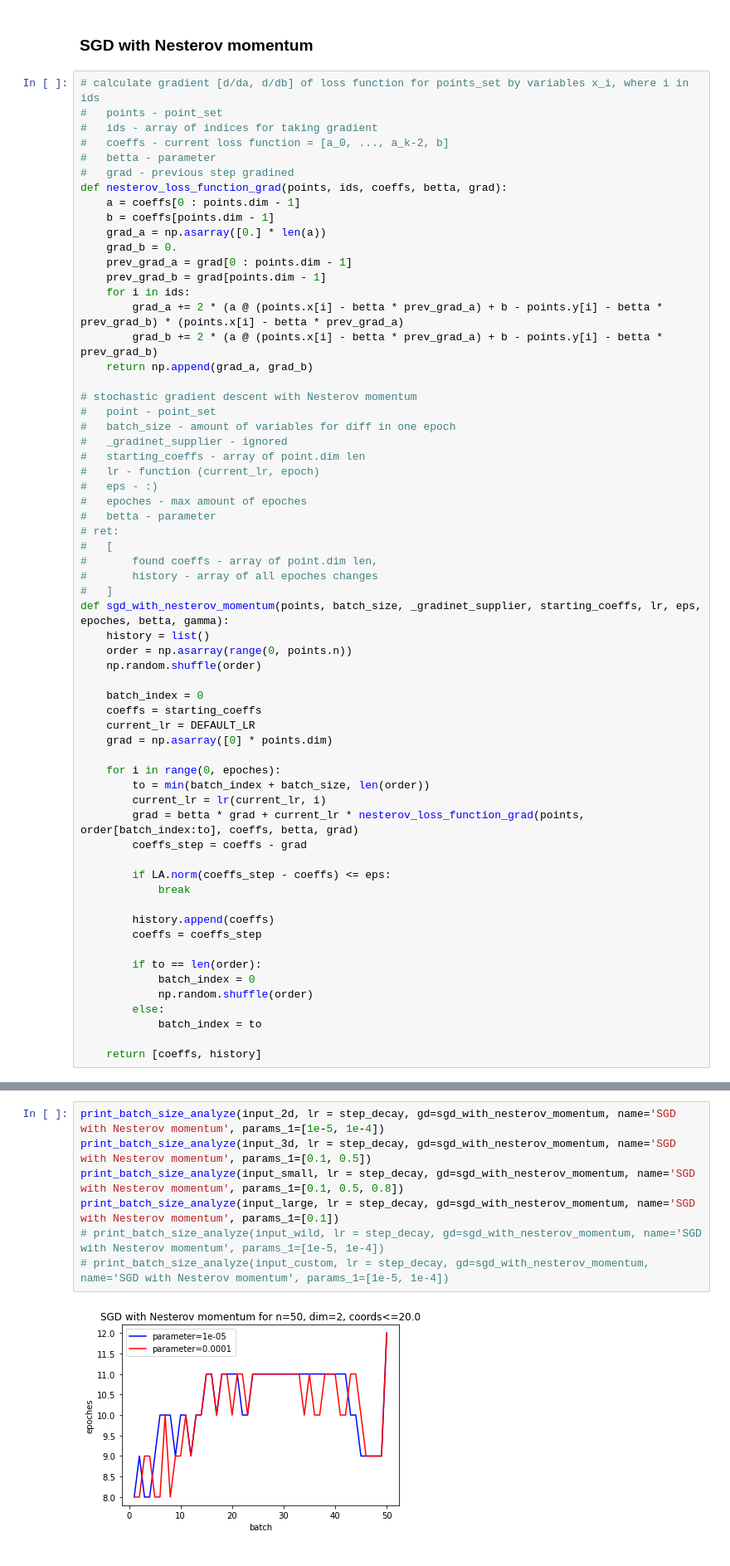
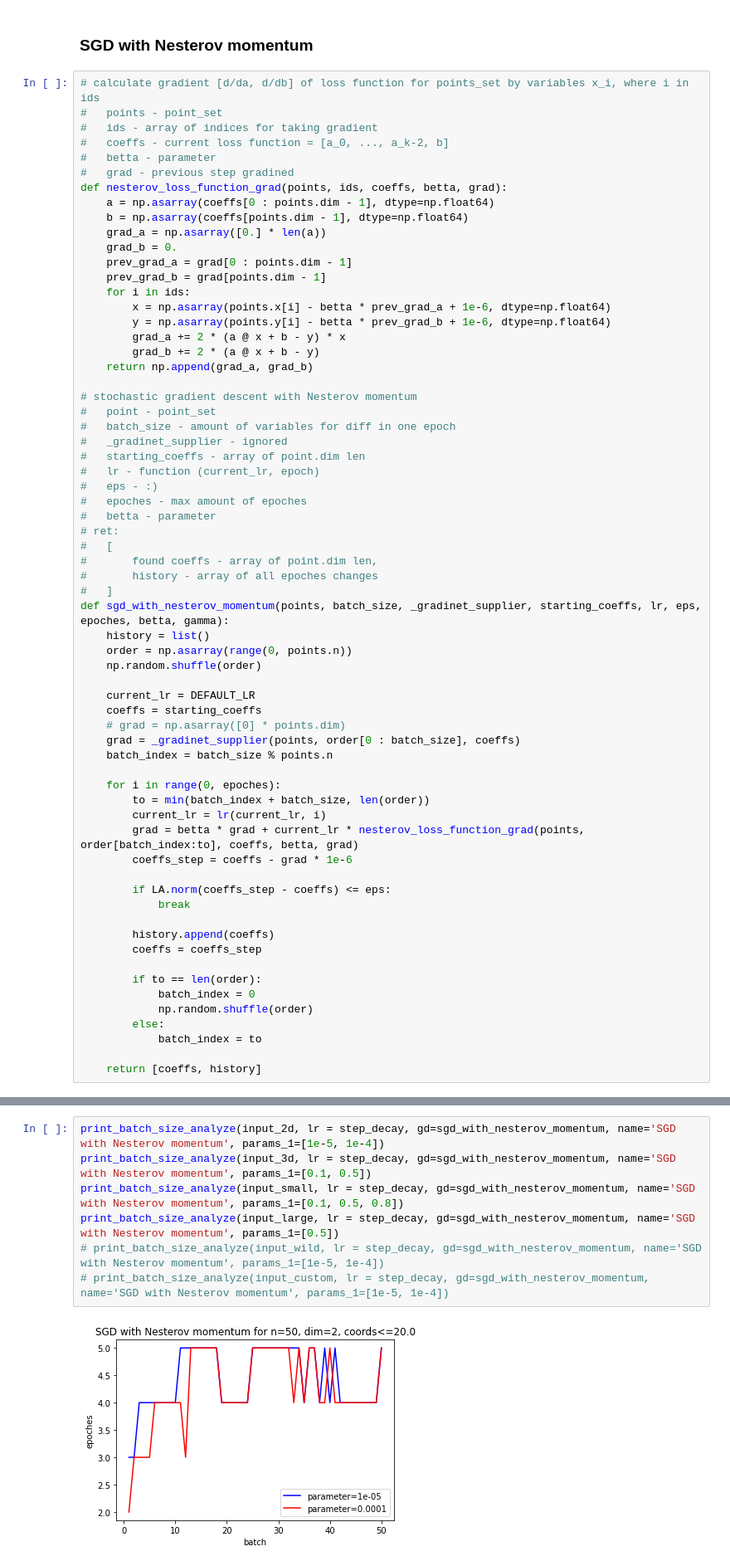
Before and after one commit to Volodka22/MetOpt, a Jupyter notebook: lab2/4.ipynb, the cells around one changed output, grey strips where cells are left out. Shown at 83% size. Drawn from its saved outputs; the diff is of its cells as text.

```diff
--- a/lab2/4.ipynb
+++ b/lab2/4.ipynb
@@ -381,15 +431,17 @@ print_batch_size_analyze(input_large, lr = step_decay, gd=sgd_with_momentum, nam
 #   betta - parameter
 #   grad - previous step gradined
 def nesterov_loss_function_grad(points, ids, coeffs, betta, grad):
-    a = coeffs[0 : points.dim - 1]
-    b = coeffs[points.dim - 1]
+    a = np.asarray(coeffs[0 : points.dim - 1], dtype=np.float64)
+    b = np.asarray(coeffs[points.dim - 1], dtype=np.float64)
     grad_a = np.asarray([0.] * len(a))
     grad_b = 0.
     prev_grad_a = grad[0 : points.dim - 1]
     prev_grad_b = grad[points.dim - 1]
     for i in ids:
-        grad_a += 2 * (a @ (points.x[i] - betta * prev_grad_a) + b - points.y[i] - betta * prev_grad_b) * (points.x[i] - betta * prev_grad_a)
-        grad_b += 2 * (a @ (points.x[i] - betta * prev_grad_a) + b - points.y[i] - betta * prev_grad_b)
+        x = np.asarray(points.x[i] - betta * prev_grad_a + 1e-6, dtype=np.float64)
+        y = np.asarray(points.y[i] - betta * prev_grad_b + 1e-6, dtype=np.float64)
+        grad_a += 2 * (a @ x + b - y) * x
+        grad_b += 2 * (a @ x + b - y)
     return np.append(grad_a, grad_b)
 
 # stochastic gradient descent with Nesterov momentum
@@ -411,16 +463,17 @@ def sgd_with_nesterov_momentum(points, batch_size, _gradinet_supplier, starting_
     order = np.asarray(range(0, points.n))
     np.random.shuffle(order)
 
-    batch_index = 0
+    current_lr = DEFAULT_LR
     coeffs = starting_coeffs
-    current_lr = DEFAULT_LR
-    grad = np.asarray([0] * points.dim)
+    # grad = np.asarray([0] * points.dim)
+    grad = _gradinet_supplier(points, order[0 : batch_size], coeffs)
+    batch_index = batch_size % points.n
 
     for i in range(0, epoches):
         to = min(batch_index + batch_size, len(order))
         current_lr = lr(current_lr, i)
         grad = betta * grad + current_lr * nesterov_loss_function_grad(points, order[batch_index:to], coeffs, betta, grad)
-        coeffs_step = coeffs - grad
+        coeffs_step = coeffs - grad * 1e-6
 
         if LA.norm(coeffs_step - coeffs) <= eps:
             break
@@ -438,9 +501,9 @@ def sgd_with_nesterov_momentum(points, batch_size, _gradinet_supplier, starting_
 # %%
 print_batch_size_analyze(input_2d, lr = step_decay, gd=sgd_with_nesterov_momentum, name='SGD with Nesterov momentum', params_1=[1e-5, 1e-4])
 print_batch_size_analyze(input_3d, lr = step_decay, gd=sgd_with_nesterov_momentum, name='SGD with Nesterov momentum', params_1=[0.1, 0.5])
 print_batch_size_analyze(input_small, lr = step_decay, gd=sgd_with_nesterov_momentum, name='SGD with Nesterov momentum', params_1=[0.1, 0.5, 0.8])
-print_batch_size_analyze(input_large, lr = step_decay, gd=sgd_with_nesterov_momentum, name='SGD with Nesterov momentum', params_1=[0.1])
+print_batch_size_analyze(input_large, lr = step_decay, gd=sgd_with_nesterov_momentum, name='SGD with Nesterov momentum', params_1=[0.5])
 # print_batch_size_analyze(input_wild, lr = step_decay, gd=sgd_with_nesterov_momentum, name='SGD with Nesterov momentum', params_1=[1e-5, 1e-4])
 # print_batch_size_analyze(input_custom, lr = step_decay, gd=sgd_with_nesterov_momentum, name='SGD with Nesterov momentum', params_1=[1e-5, 1e-4])
 # %% [output]
-[figure, old version]
+[figure, new version]
```
Also changed, not shown: parts of 25 cells of this notebook.
